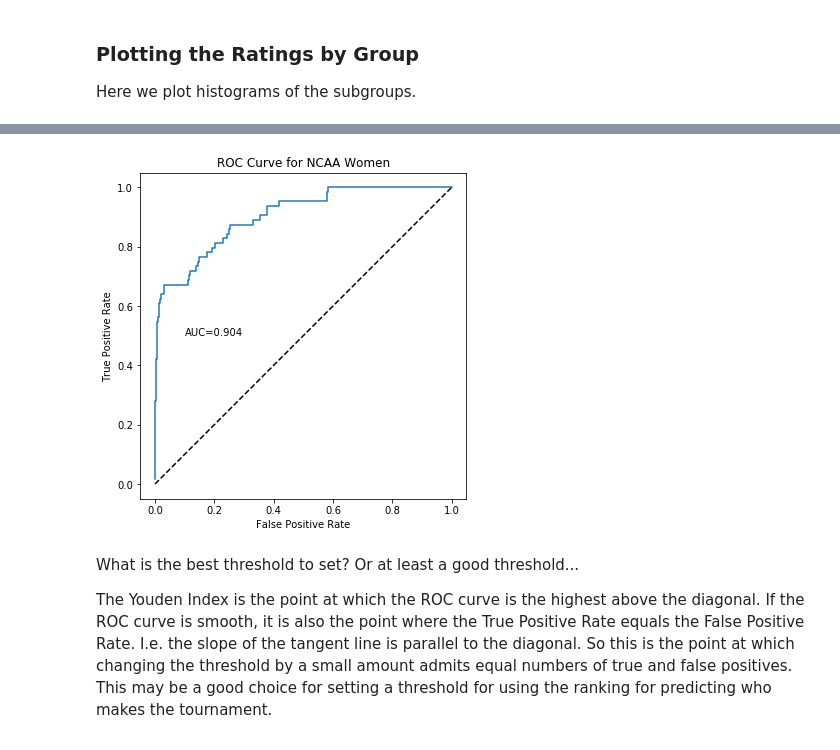
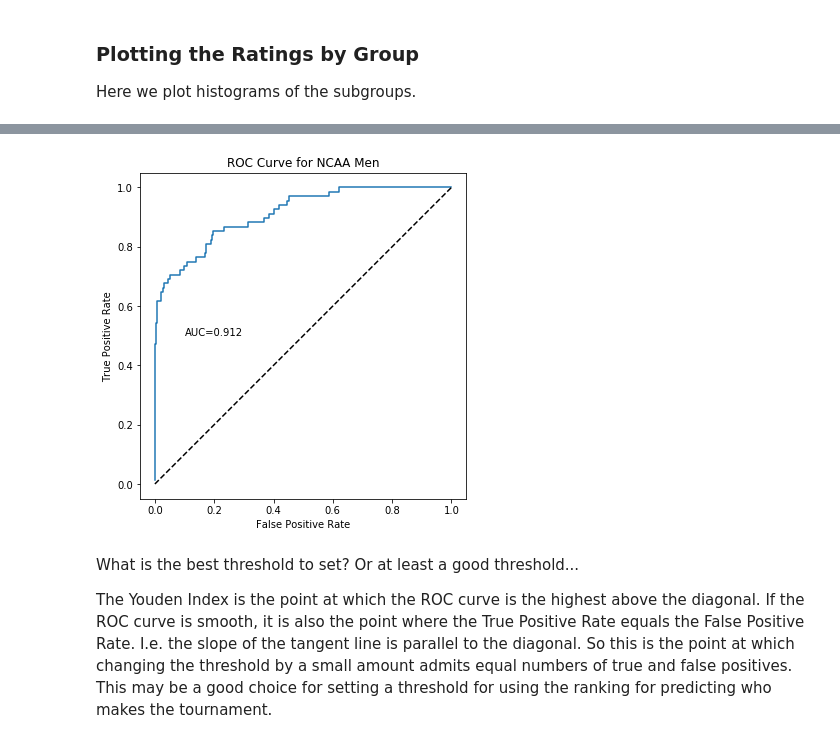
Before and after one commit to bjloe/March_Madness, a Jupyter notebook: March_Madness_ROC_AUC.ipynb, the cells around one changed output, grey strips where cells are left out. Saved outputs shown, nothing was run; the diff lists cells and outputs as text; code cells hidden in the pictures.

```diff
--- a/March_Madness_ROC_AUC.ipynb
+++ b/March_Madness_ROC_AUC.ipynb
@@ -19,7 +35,15 @@ numerical variable, and it is accompanied by a *ranking* according to those valu
 # %%
-df_mens_ratings = pd.read_csv('Massey_men_d1.csv',usecols=['Team','Rat','Unnamed: 6'],index_col='Team')\
-.rename(columns={'Rat':'Ranking','Unnamed: 6':'Massey_rating'})
-
-df_womens_ratings = pd.read_csv('Massey_women_d1.csv',usecols=['Team','Rat','Unnamed: 6'],index_col='Team')\
-.rename(columns={'Rat':'Ranking','Unnamed: 6':'Massey_rating'})
+usecols = ['Team','Rat','Unnamed: 6']
+colmapping={'Rat':'Ranking','Unnamed: 6':'Massey_rating'}
+df_ratings = pd.read_csv(f'Massey_{gender}_d1.csv',
+                         usecols=usecols,
+                         index_col='Team').rename(columns=colmapping)
+df_ratings['Gender'] = gender.title()
+# %%
+df_ncaa_field = pd.read_csv(f'tournament_{gender}.csv')
+df_ncaa_field['Tournament_bid'] = True
+# %%
+df_ratings = df_ratings.merge(df_ncaa_field,on='Team',how='outer').fillna(False)
+# %%
+df_ratings = df_ratings[['Team', 'Gender', 'Massey_rating', 'Ranking', 'Tournament_bid']]
 # %%
@@ -132,36 +112,36 @@ Note that if there were no difference between the two distributions, then the tr
 # %%
 # ranks are just the sequence from 1 to 348
-df_womens_ratings.sort_values('Massey_rating',ascending=False,inplace=True)
-ratings = np.array(df_womens_ratings.Massey_rating)
+df_ratings.sort_values('Massey_rating',ascending=False,inplace=True)
+ratings = np.array(df_ratings.Massey_rating)
 
 # Define the true/false positives and true/false positive rates.
-tp = np.array(df_womens_ratings.Tournament_bid.cumsum())
-fp = np.array((1 - df_womens_ratings.Tournament_bid).cumsum())
-tpr = tp/df_womens_ratings.Tournament_bid.sum()
-fpr = fp/(1 - df_womens_ratings.Tournament_bid).sum()
+tp = np.array(df_ratings.Tournament_bid.cumsum())
+fp = np.array((1 - df_ratings.Tournament_bid).cumsum())
+tpr = tp/df_ratings.Tournament_bid.sum()
+fpr = fp/(1 - df_ratings.Tournament_bid).sum()
 
 # Now we plot the TPR against the FPR to get the ROC curve.
 plt.figure(figsize=(6,6))
 plt.plot(fpr,tpr);
 
 # Add the diagonal line and ...
 plt.plot(fpr,fpr,'--k');
 
 # We compute the AUC we use "midpoint rule"
 # However, the ROC curve consists of horizontal and vertical
 # line segments; so we could have used either right or left endpoints.
 y = (tpr[:-1] + tpr[1:])/2
 delta_x = np.diff(fpr)
 auc = (y*delta_x).sum()
 plt.text(.1, .5,f'AUC={auc:.3f}')
 
 # Add labels and title.
 plt.xlabel('False Positive Rate')
 plt.ylabel('True Positive Rate')
-plt.title('ROC Curve for NCAA Women')
+plt.title(f'ROC Curve for NCAA {gender.title()}')
 plt.axis('square');
 # %% [output]
-[figure, old version]
+[figure, new version]
 # %% [markdown]
 What is the best threshold to set? Or at least a good threshold...
 
```
Also changed, not shown: parts of 27 cells of this notebook, 2 other files.
